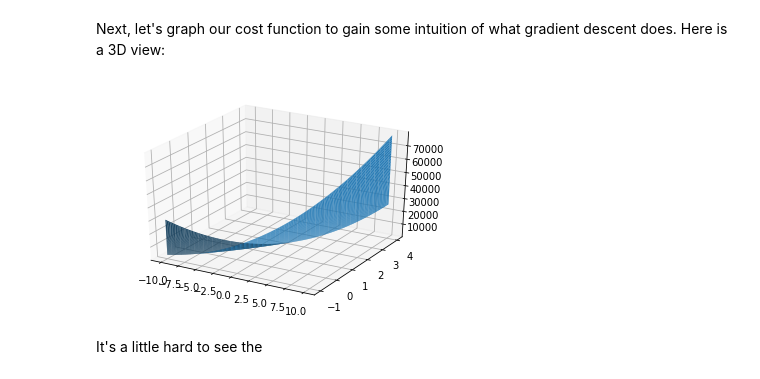
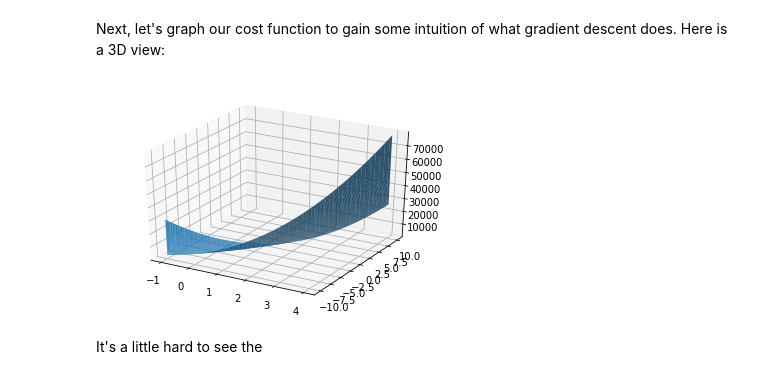
Before and after one commit to carlymichele/CourseraML, a Jupyter notebook: hw1/food_truck_profits.ipynb, the cells around one changed output. Drawn from its saved outputs; the diff is of its cells as text; code cells hidden in the pictures.

Commit message:
fixed 3d graph and contour plot for One Variable Model

```diff
--- a/hw1/food_truck_profits.ipynb
+++ b/hw1/food_truck_profits.ipynb
@@ -145,11 +145,11 @@ for i in range(len(theta0_vals)):
 # %%
 # Surface plot using J_Vals
 fig = plt.figure()
 ax = plt.subplot(111,projection='3d')
-Axes3D.plot_surface(ax,theta0_vals,theta1_vals,J_vals)
+Axes3D.plot_surface(ax,theta1_vals,theta0_vals,J_vals)
 plt.show()
 # %% [output]
-[figure, old version]
+[figure, new version]
 # %% [markdown]
 It's a little hard to see the
 # %%
```
Also changed, not shown: parts of 5 cells of this notebook.
